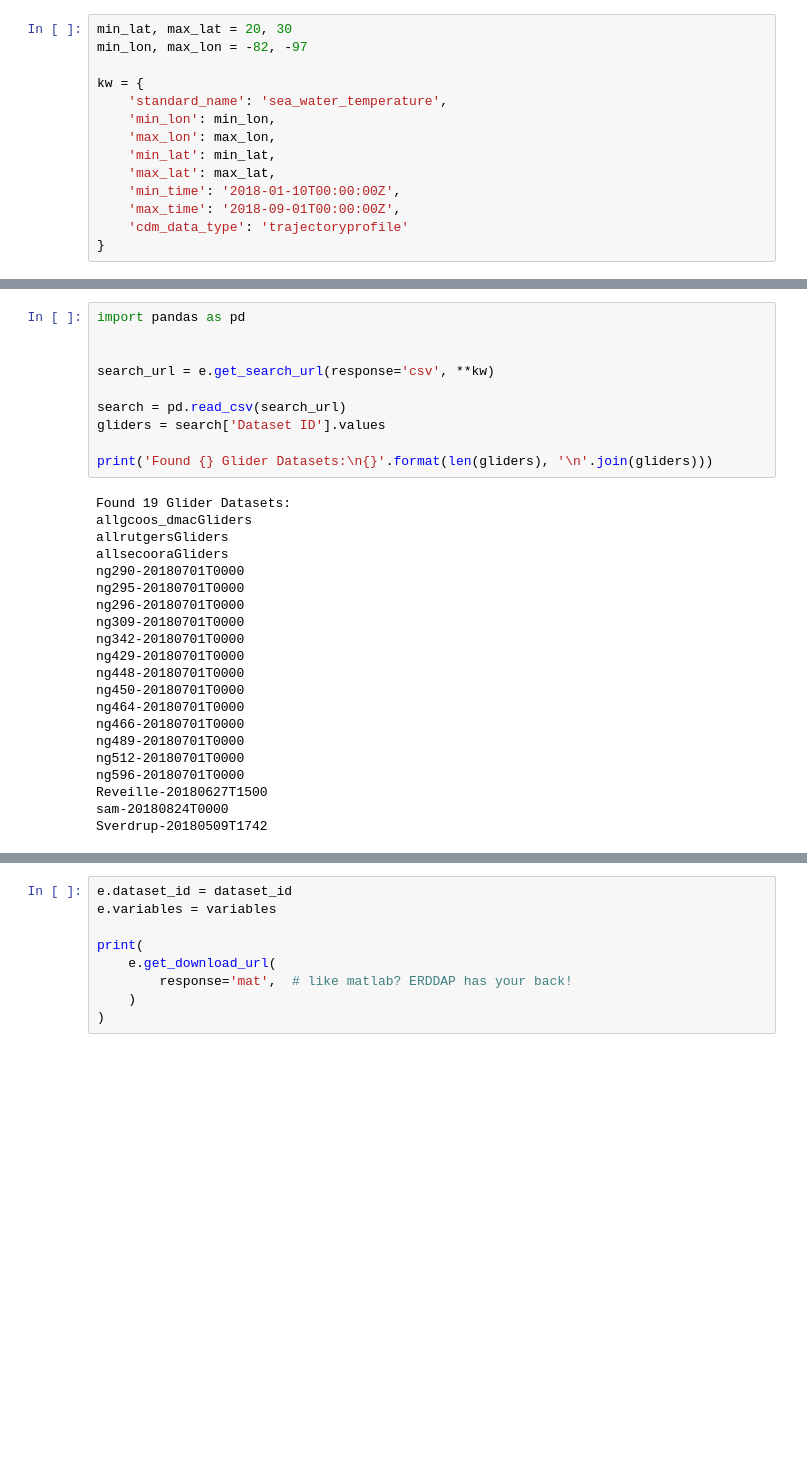
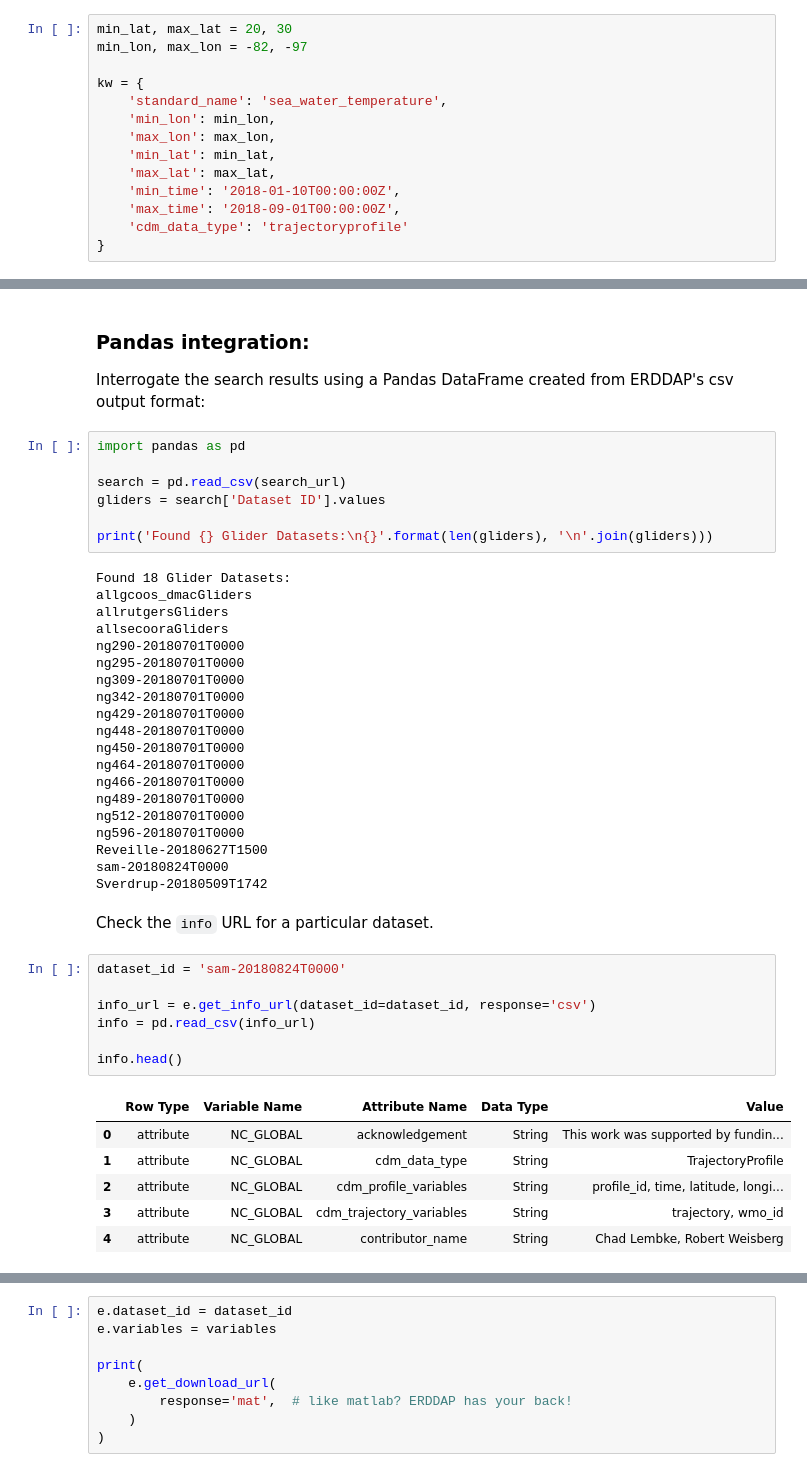
Before and after one commit to mwengren/GCOOS_meeting, a Jupyter notebook: erddapy-example.ipynb, the cells around one changed output, grey strips where cells are left out. Drawn from its saved outputs; the diff is of its cells as text; blank space fills up the shorter version.

Commit message:
add info URL example

```diff
--- a/erddapy-example.ipynb
+++ b/erddapy-example.ipynb
@@ -25,21 +37,21 @@ kw = {
+# %% [markdown]
+### Pandas integration:
+
+Interrogate the search results using a Pandas DataFrame created from ERDDAP's csv output format:
 # %%
 import pandas as pd
-
-
-search_url = e.get_search_url(response='csv', **kw)
 
 search = pd.read_csv(search_url)
 gliders = search['Dataset ID'].values
 
 print('Found {} Glider Datasets:\n{}'.format(len(gliders), '\n'.join(gliders)))
 # %% [output]
-Found 19 Glider Datasets:
+Found 18 Glider Datasets:
 allgcoos_dmacGliders
 allrutgersGliders
 allsecooraGliders
 ng290-20180701T0000
 ng295-20180701T0000
-ng296-20180701T0000
 ng309-20180701T0000
 ng342-20180701T0000
 ng429-20180701T0000
@@ -53,3 +65,19 @@ ng596-20180701T0000
 Reveille-20180627T1500
 sam-20180824T0000
 Sverdrup-20180509T1742
+# %% [markdown]
+Check the `info` URL for a particular dataset.
+# %%
+dataset_id = 'sam-20180824T0000'
+
+info_url = e.get_info_url(dataset_id=dataset_id, response='csv')
+info = pd.read_csv(info_url)
+
+info.head()
+# %% [output]
+|  | Row Type | Variable Name | Attribute Name | Data Type | Value |
+| 0 | attribute | NC_GLOBAL | acknowledgement | String | This work was supported by fundin... |
+| 1 | attribute | NC_GLOBAL | cdm_data_type | String | TrajectoryProfile |
+| 2 | attribute | NC_GLOBAL | cdm_profile_variables | String | profile_id, time, latitude, longi... |
+| 3 | attribute | NC_GLOBAL | cdm_trajectory_variables | String | trajectory, wmo_id |
+| 4 | attribute | NC_GLOBAL | contributor_name | String | Chad Lembke, Robert Weisberg |
```
Also changed, not shown: parts of 11 cells of this notebook.
